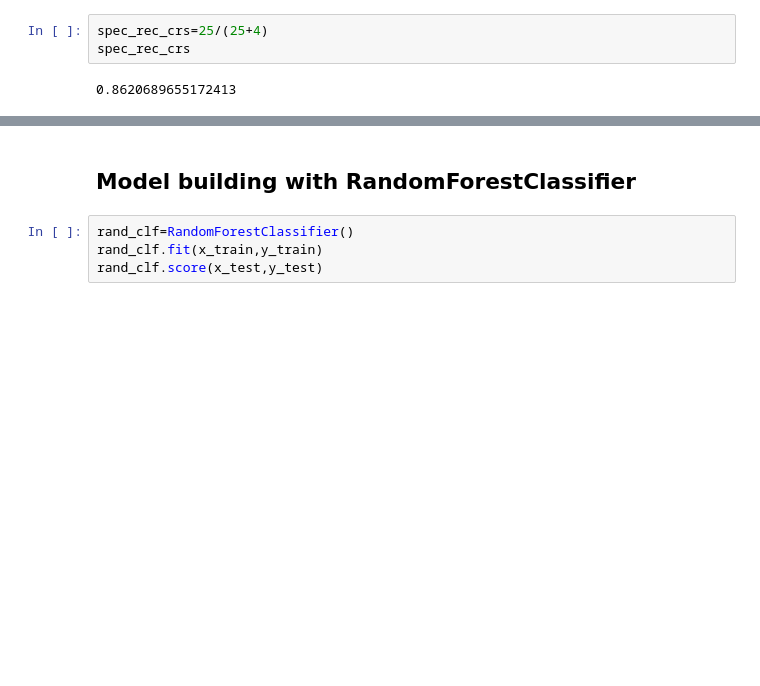
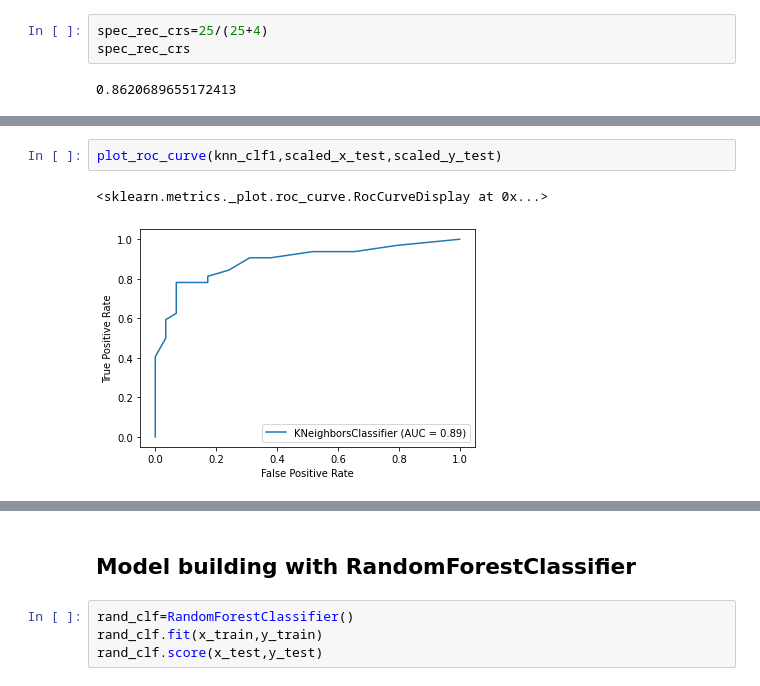
Before and after one commit to venkatesh-eranti/classification_milestone_project, a Jupyter notebook: Classification.ipynb, the cells around one changed output, grey strips where cells are left out. Saved outputs shown, nothing was run; the diff lists cells and outputs as text; blank space fills up the shorter version.

```diff
--- a/Classification.ipynb
+++ b/Classification.ipynb
@@ -738,0 +853,5 @@ spec_rec_crs
+# %%
+plot_roc_curve(knn_clf1,scaled_x_test,scaled_y_test)
+# %% [output]
+<sklearn.metrics._plot.roc_curve.RocCurveDisplay at 0x...>
+[figure, added]
```
Also changed, not shown: parts of 50 cells of this notebook.
